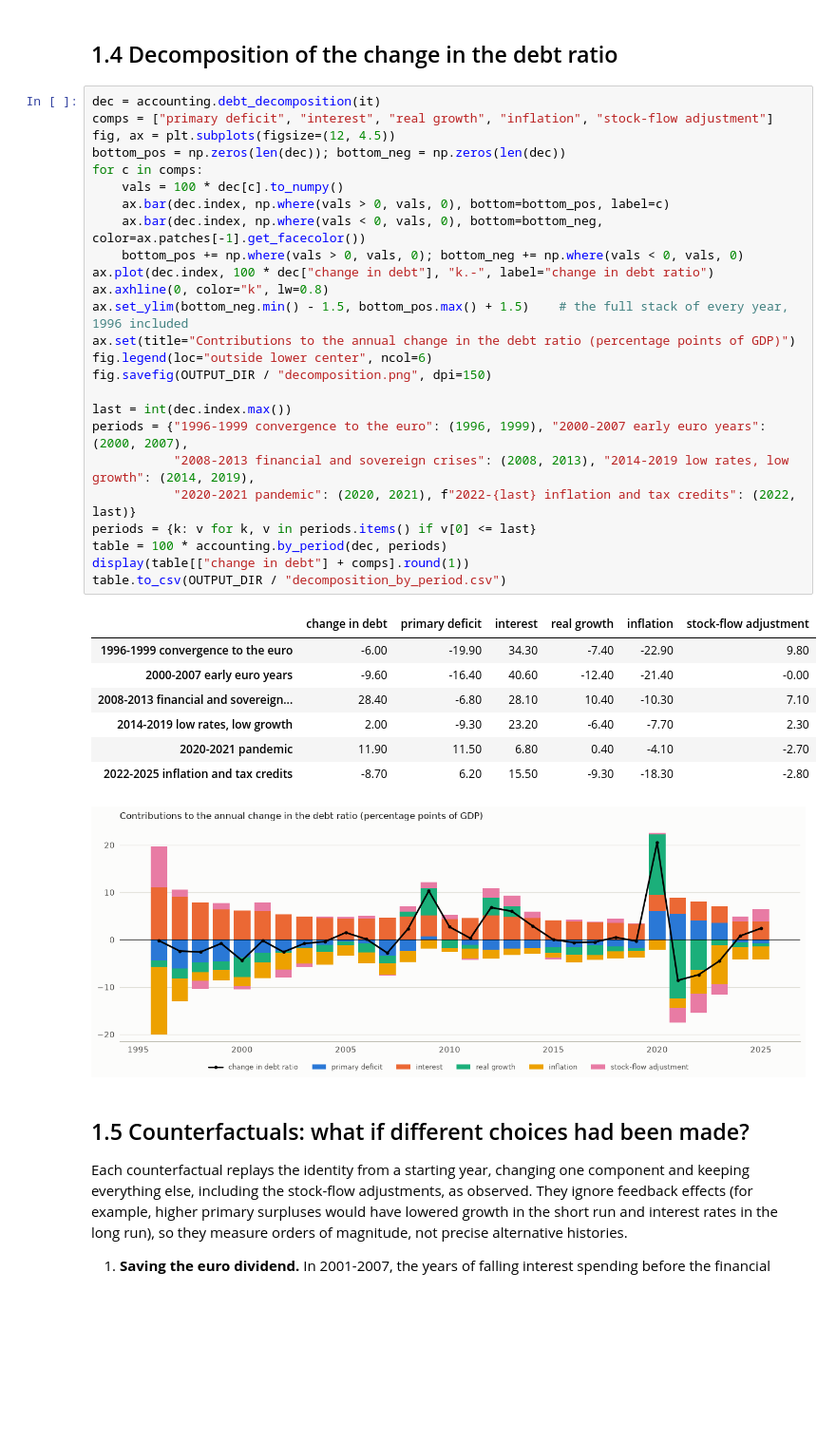
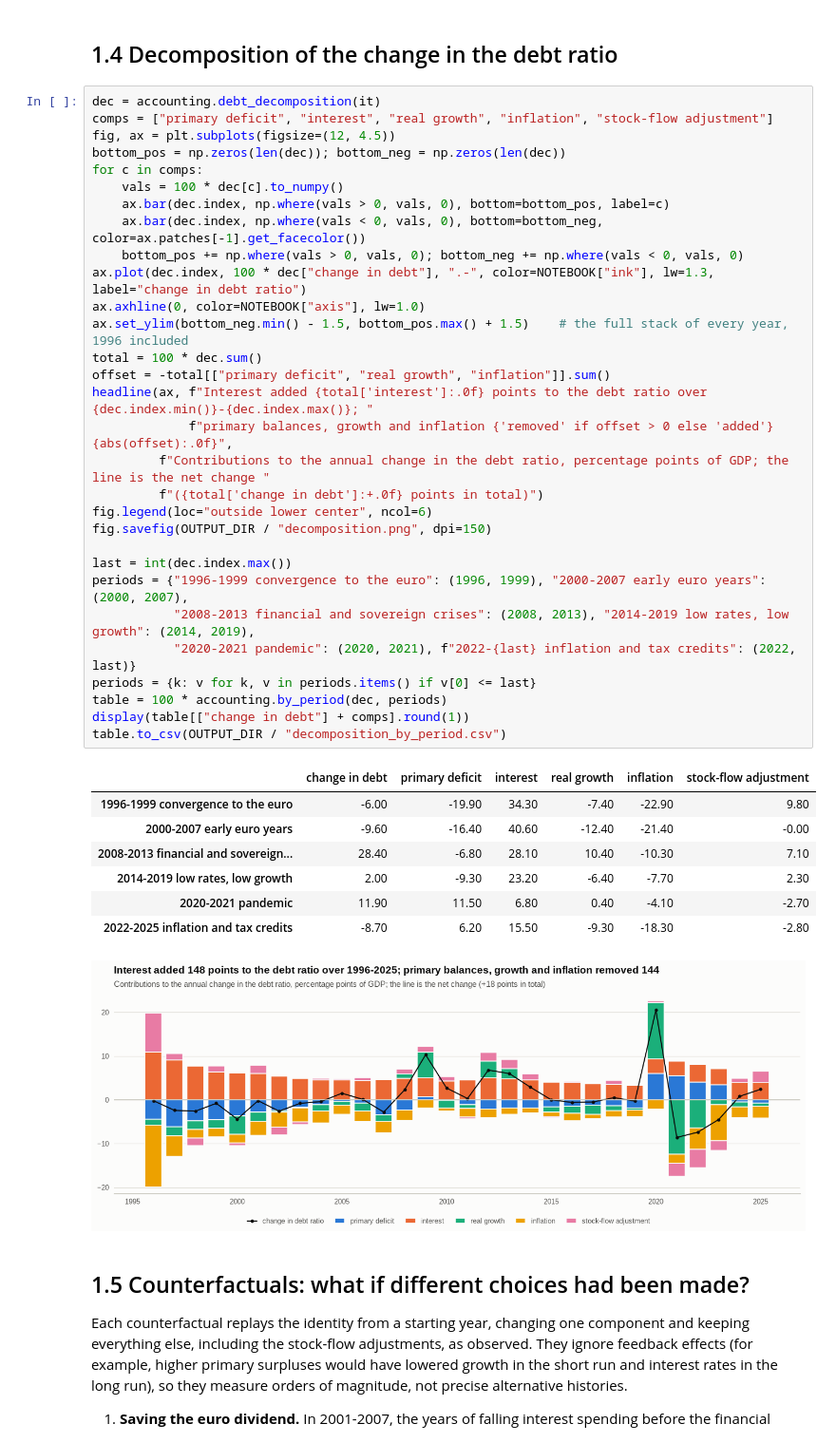
Before and after one commit to paolo993788/Italian-public-debt, a Jupyter notebook: notebooks/debt_dynamics/01_debt_history_and_decomposition.ipynb, the cells around one changed output. Shown at 95% size. Saved outputs shown, nothing was run; the diff lists cells and outputs as text; blank space fills up the shorter version.

```diff
--- a/notebooks/debt_dynamics/01_debt_history_and_decomposition.ipynb
+++ b/notebooks/debt_dynamics/01_debt_history_and_decomposition.ipynb
@@ -143,37 +152,42 @@ Years in which the primary balance exceeded the stabilising level: 20 of 30
 # %%
 dec = accounting.debt_decomposition(it)
 comps = ["primary deficit", "interest", "real growth", "inflation", "stock-flow adjustment"]
 fig, ax = plt.subplots(figsize=(12, 4.5))
 bottom_pos = np.zeros(len(dec)); bottom_neg = np.zeros(len(dec))
 for c in comps:
     vals = 100 * dec[c].to_numpy()
     ax.bar(dec.index, np.where(vals > 0, vals, 0), bottom=bottom_pos, label=c)
     ax.bar(dec.index, np.where(vals < 0, vals, 0), bottom=bottom_neg, color=ax.patches[-1].get_facecolor())
     bottom_pos += np.where(vals > 0, vals, 0); bottom_neg += np.where(vals < 0, vals, 0)
-ax.plot(dec.index, 100 * dec["change in debt"], "k.-", label="change in debt ratio")
-ax.axhline(0, color="k", lw=0.8)
+ax.plot(dec.index, 100 * dec["change in debt"], ".-", color=NOTEBOOK["ink"], lw=1.3, label="change in debt ratio")
+ax.axhline(0, color=NOTEBOOK["axis"], lw=1.0)
 ax.set_ylim(bottom_neg.min() - 1.5, bottom_pos.max() + 1.5)    # the full stack of every year, 1996 included
-ax.set(title="Contributions to the annual change in the debt ratio (percentage points of GDP)")
+total = 100 * dec.sum()
+offset = -total[["primary deficit", "real growth", "inflation"]].sum()
+headline(ax, f"Interest added {total['interest']:.0f} points to the debt ratio over {dec.index.min()}-{dec.index.max()}; "
+             f"primary balances, growth and inflation {'removed' if offset > 0 else 'added'} {abs(offset):.0f}",
+         f"Contributions to the annual change in the debt ratio, percentage points of GDP; the line is the net change "
+         f"({total['change in debt']:+.0f} points in total)")
 fig.legend(loc="outside lower center", ncol=6)
 fig.savefig(OUTPUT_DIR / "decomposition.png", dpi=150)
 
 last = int(dec.index.max())
 periods = {"1996-1999 convergence to the euro": (1996, 1999), "2000-2007 early euro years": (2000, 2007),
            "2008-2013 financial and sovereign crises": (2008, 2013), "2014-2019 low rates, low growth": (2014, 2019),
            "2020-2021 pandemic": (2020, 2021), f"2022-{last} inflation and tax credits": (2022, last)}
 periods = {k: v for k, v in periods.items() if v[0] <= last}
 table = 100 * accounting.by_period(dec, periods)
 display(table[["change in debt"] + comps].round(1))
 table.to_csv(OUTPUT_DIR / "decomposition_by_period.csv")
 # %% [output]
 |  | change in debt | primary deficit | interest | real growth | inflation | stock-flow adjustment |
 | 1996-1999 convergence to the euro | -6.00 | -19.90 | 34.30 | -7.40 | -22.90 | 9.80 |
 | 2000-2007 early euro years | -9.60 | -16.40 | 40.60 | -12.40 | -21.40 | -0.00 |
 | 2008-2013 financial and sovereign... | 28.40 | -6.80 | 28.10 | 10.40 | -10.30 | 7.10 |
 | 2014-2019 low rates, low growth | 2.00 | -9.30 | 23.20 | -6.40 | -7.70 | 2.30 |
 | 2020-2021 pandemic | 11.90 | 11.50 | 6.80 | 0.40 | -4.10 | -2.70 |
 | 2022-2025 inflation and tax credits | -8.70 | 6.20 | 15.50 | -9.30 | -18.30 | -2.80 |
-[figure, old version]
+[figure, new version]
 # %% [markdown]
 ## 1.5 Counterfactuals: what if different choices had been made?
 
```
Also changed, not shown: parts of 4 cells of this notebook, 4 other files.
